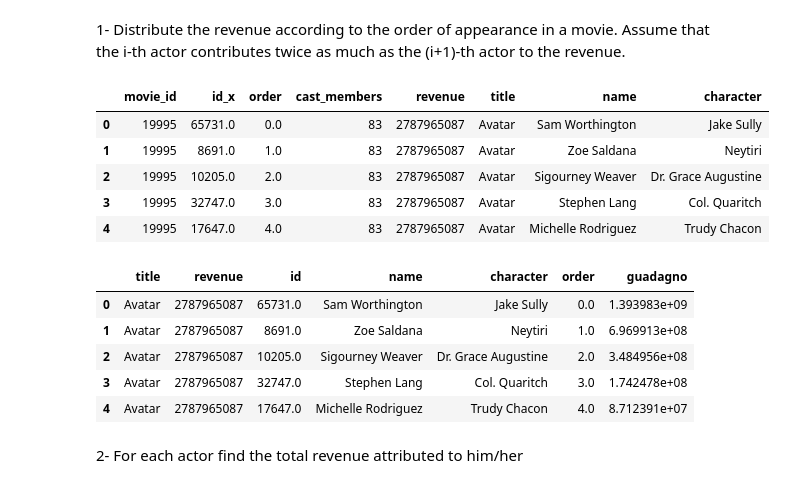
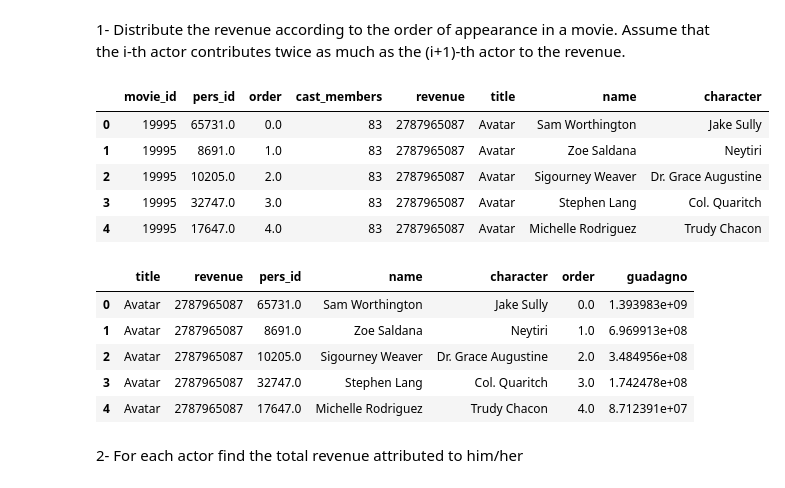
Before and after one commit to silviasantamaria/computerscience, a Jupyter notebook: NUOVO_PROJECT.ipynb, the cells around one changed output. Cells and saved outputs as stored; diff of their text form; code cells hidden in the pictures.

```diff
--- a/NUOVO_PROJECT.ipynb
+++ b/NUOVO_PROJECT.ipynb
@@ -93,8 +93,8 @@ movies[['title', 'homepage', 'domain']][3730:3740]
 # %% [markdown]
 #### Creo tabella movie_id
 # %%
-movie_id = movies[['id', 'budget', 'homepage', 'domain', 'original_language', 'original_title', 'overview', 'popularity', 'release_date', 'revenue', 'runtime', 'status', 'tagline', 'title', 'vote_average', 'vote_count' ]]
-movie_id = movie_id.rename(index=str, columns={'id': 'movie_id'}).head()
+movie_id = movies[['id', 'budget', 'homepage', 'domain', 'original_language', 'original_title', 'overview', 'popularity', 'release_date','years', 'revenue', 'runtime', 'status', 'tagline', 'title', 'vote_average', 'vote_count' ]]
+movie_id = movie_id.rename(index=str, columns={'id': 'movie_id'})
 movie_id = movie_id.set_index(['movie_id'])
 movie_id.head(2)
 # %% [output]
@@ -491,11 +501,11 @@ movies_unsuccess.rename(index=str, columns={'gross_margin': 'count_unsuccess'}).
 1- Distribute the revenue according to the order of appearance in a movie. Assume that the i-th actor contributes twice as much as the (i+1)-th actor to the revenue.
 # %%
 data= pd.merge(cast.reset_index(), credits_id.reset_index(), on='movie_id')   #preparazione data set
-data= pd.merge(data, movie_id.reset_index(), left_on='movie_id', right_on='id')
-data=data[['movie_id', 'id_x', 'order', 'cast_members', 'revenue', 'title', 'name', 'character']]
+data= pd.merge(data, movie_id.reset_index(), on= 'movie_id')
+data=data[['movie_id', 'pers_id', 'order', 'cast_members', 'revenue', 'title', 'name', 'character']]
 data.head()
 # %% [output]
-|  | movie_id | id_x | order | cast_members | revenue | title | name | character |
+|  | movie_id | pers_id | order | cast_members | revenue | title | name | character |
 | 0 | 19995 | 65731.0 | 0.0 | 83 | 2787965087 | Avatar | Sam Worthington | Jake Sully |
 | 1 | 19995 | 8691.0 | 1.0 | 83 | 2787965087 | Avatar | Zoe Saldana | Neytiri |
 | 2 | 19995 | 10205.0 | 2.0 | 83 | 2787965087 | Avatar | Sigourney Weaver | Dr. Grace Augustine |
@@ -511,11 +521,10 @@ def parti(persone, incasso, ordine):
     return(parte)
 data['guadagno']=list(map(parti,data['cast_members'], data['revenue'], data['order']))
 #per una migliore presentazione dei dati
-guadagno=data[['title', 'revenue', 'id_x','name', 'character', 'order', 'guadagno']]
-guadagno=guadagno.rename(index=str, columns={"id_x" : "id"})
+guadagno=data[['title', 'revenue', 'pers_id', 'name', 'character', 'order', 'guadagno']]
 guadagno.head()
 # %% [output]
-|  | title | revenue | id | name | character | order | guadagno |
+|  | title | revenue | pers_id | name | character | order | guadagno |
 | 0 | Avatar | 2787965087 | 65731.0 | Sam Worthington | Jake Sully | 0.0 | 1.393983e+09 |
 | 1 | Avatar | 2787965087 | 8691.0 | Zoe Saldana | Neytiri | 1.0 | 6.969913e+08 |
 | 2 | Avatar | 2787965087 | 10205.0 | Sigourney Weaver | Dr. Grace Augustine | 2.0 | 3.484956e+08 |
```
Also changed, not shown: parts of 23 cells of this notebook.
